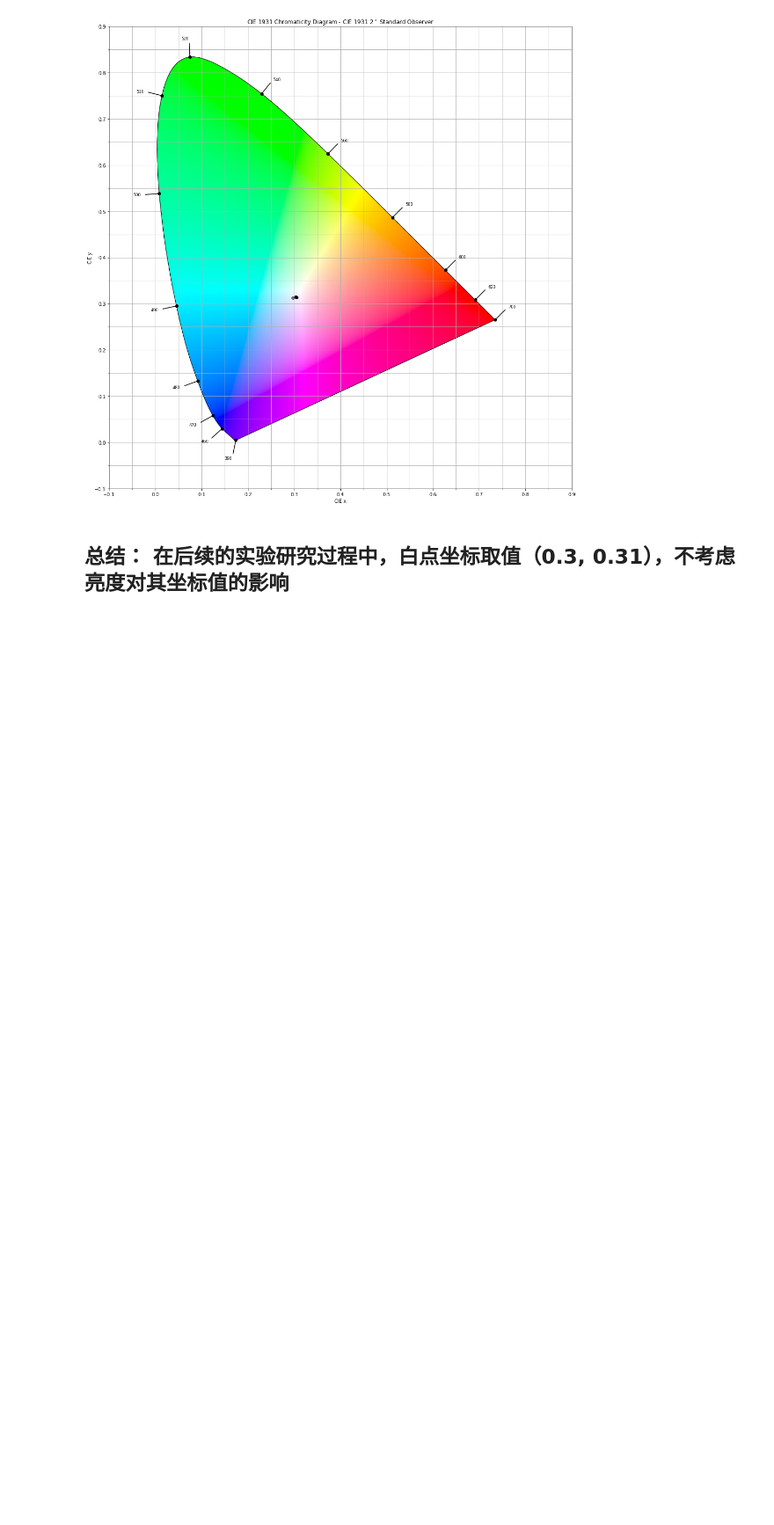
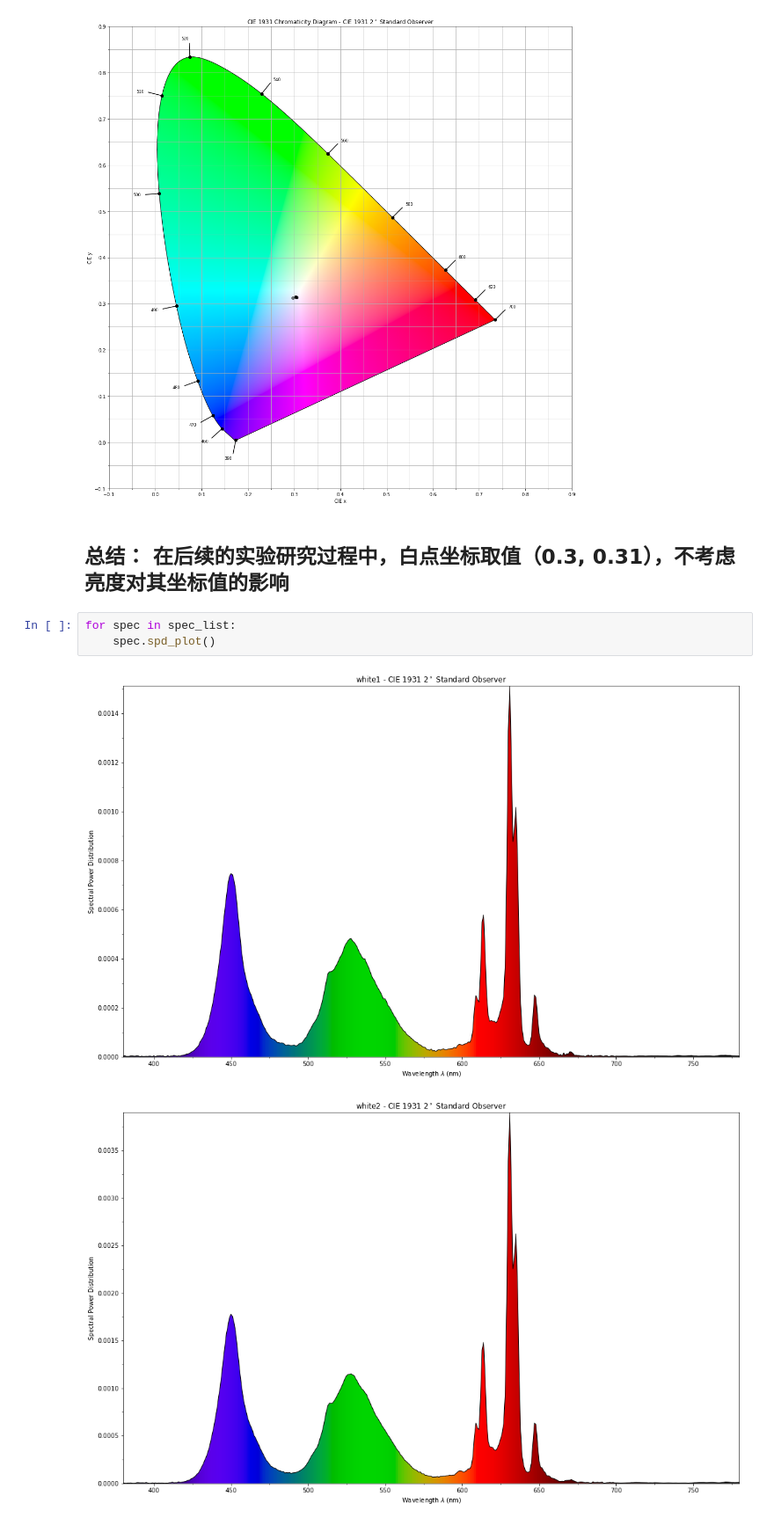
Before and after one commit to Edwardlin-zlt/Spectrum, a Jupyter notebook: jupyter_notebooks/不同亮度下的测试的白点.ipynb, the cells around one changed output. Shown at 88% size. Saved outputs shown, nothing was run; the diff lists cells and outputs as text; blank space fills up the shorter version.

```diff
--- a/jupyter_notebooks/不同亮度下的测试的白点.ipynb
+++ b/jupyter_notebooks/不同亮度下的测试的白点.ipynb
@@ -112,3 +110,9 @@ spcs_in_one_diagram(*spec_list)
 [figure]
 # %% [markdown]
 ## 总结： 在后续的实验研究过程中，白点坐标取值（0.3, 0.31），不考虑亮度对其坐标值的影响
+# %%
+for spec in spec_list:
+    spec.spd_plot()
+# %% [output]
+[figure, added]
+[figure, added]
```
Also changed, not shown: parts of 2 cells of this notebook, 16 other files.
